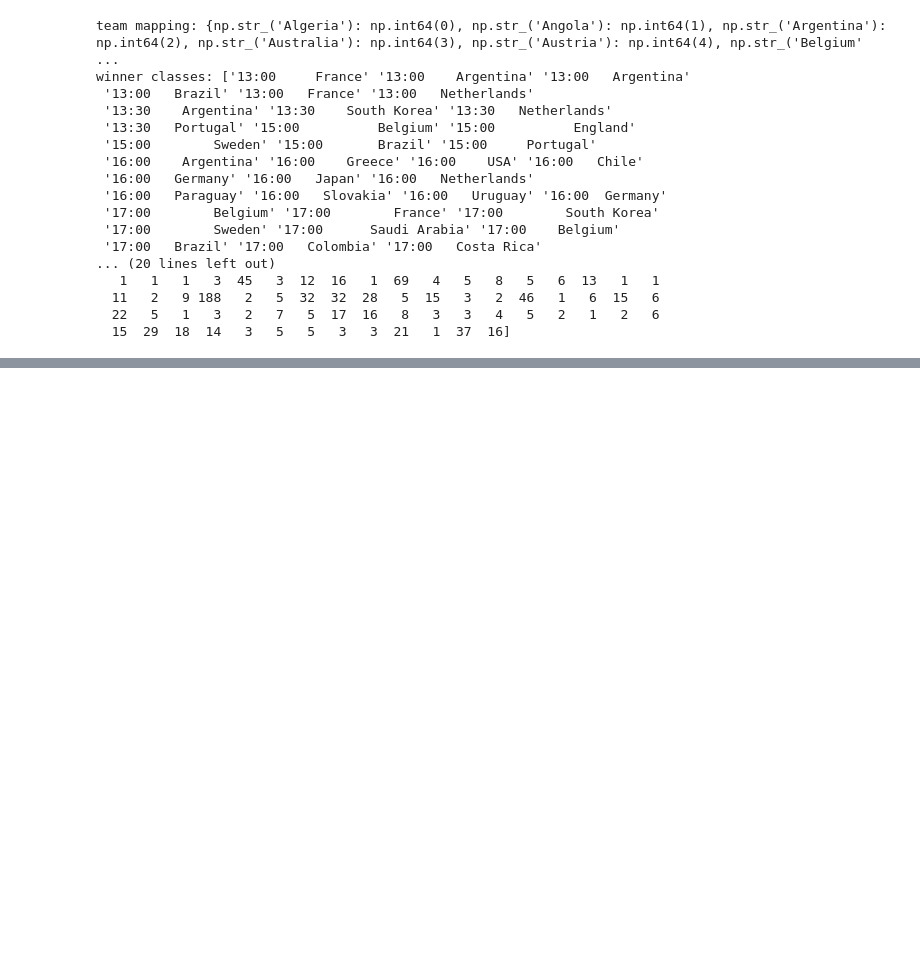
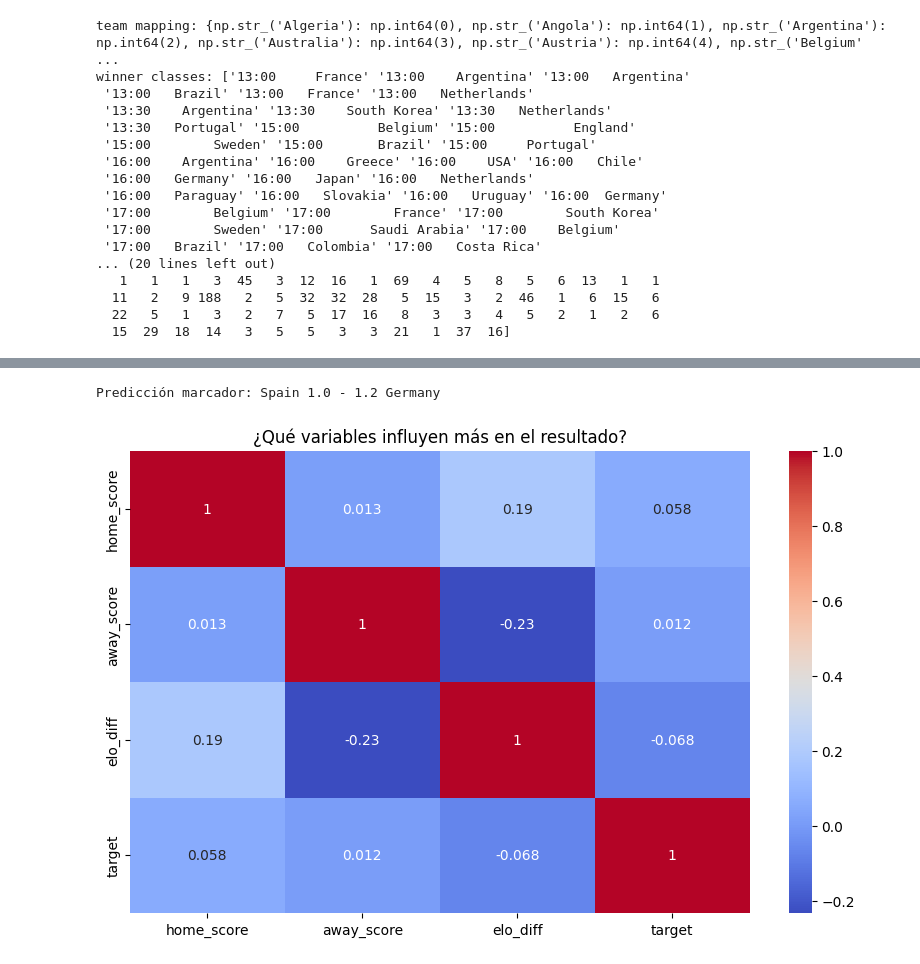
Before and after one commit to Agustin-Casebonne/WorldCup, a Jupyter notebook: MachineLearning/MachineLearningModel.ipynb, the cells around one changed output, grey strips where cells are left out. Saved outputs shown, nothing was run; the diff lists cells and outputs as text; code cells hidden in the pictures; blank space fills up the shorter version.

```diff
--- a/MachineLearning/MachineLearningModel.ipynb
+++ b/MachineLearning/MachineLearningModel.ipynb
@@ -148,0 +233,31 @@ winner classes: ['13:00     France' '13:00    Argentina' '13:00   Argentina'
+# %%
+from sklearn.ensemble import RandomForestRegressor
+
+# Entrenamos dos modelos: uno para goles locales y otro para visitantes
+model_goals_home = RandomForestRegressor().fit(X_train, df.loc[X_train.index, 'home_score'])
+model_goals_away = RandomForestRegressor().fit(X_train, df.loc[X_train.index, 'away_score'])
+
+def predecir_marcador(local, visitante):
+    h = le_team.transform([local])[0]
+    a = le_team.transform([visitante])[0]
+    # Usamos elo_diff = 0 por defecto si no lo tenemos
+    input_data = np.array([[h, a, 0]])
+
+    goles_h = model_goals_home.predict(input_data)[0]
+    goles_a = model_goals_away.predict(input_data)[0]
+
+    print(f"Predicción marcador: {local} {goles_h:.1f} - {goles_a:.1f} {visitante}")
+
+predecir_marcador("Spain", "Germany")
+# %% [output]
+Predicción marcador: Spain 1.0 - 1.2 Germany
+# %%
+import seaborn as sns
+import matplotlib.pyplot as plt
+
+plt.figure(figsize=(10,6))
+sns.heatmap(df[['home_score', 'away_score', 'elo_diff', 'target']].corr(), annot=True, cmap='coolwarm')
+plt.title("¿Qué variables influyen más en el resultado?")
+plt.show()
+# %% [output]
+[figure, added]
```
Also changed, not shown: parts of 9 cells of this notebook, 6 other files.
